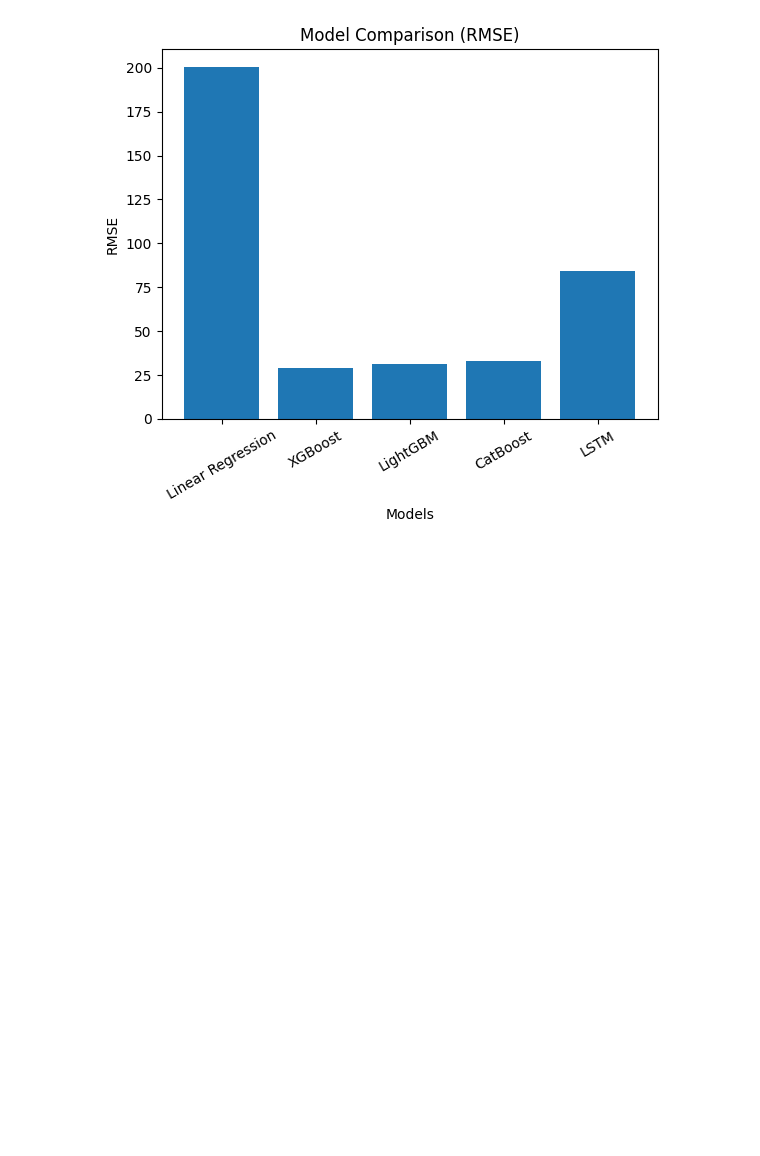
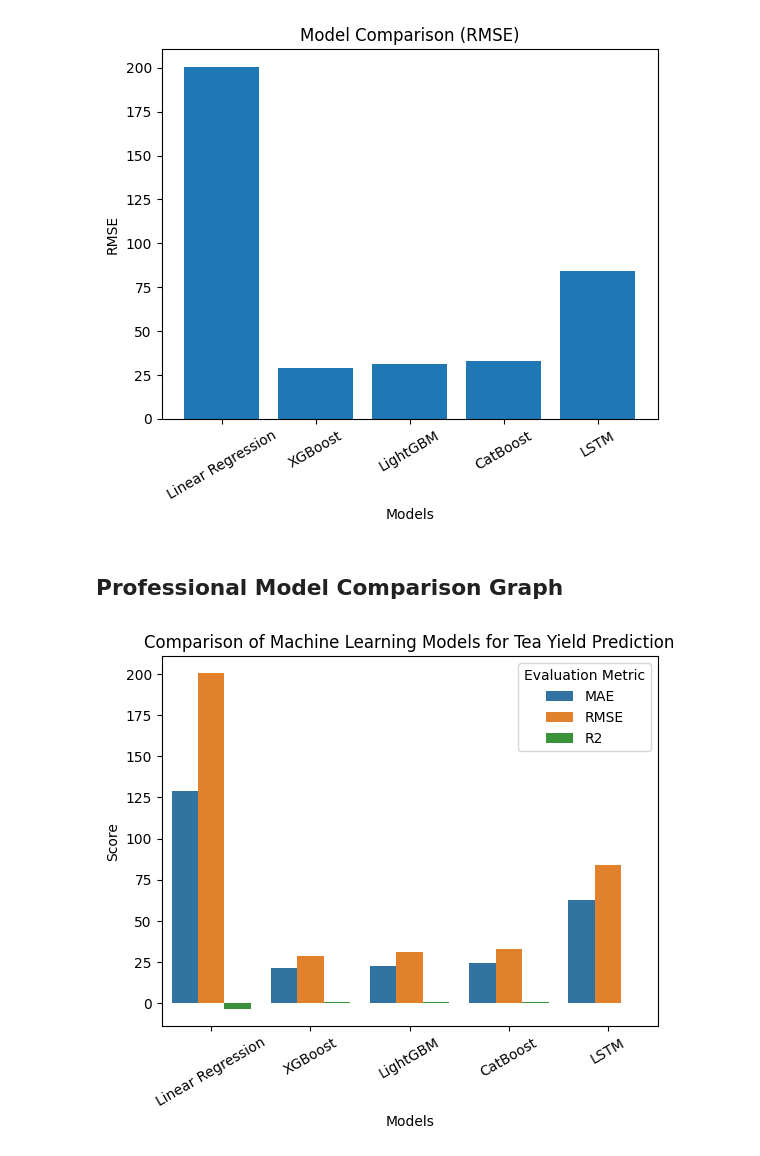
Before and after one commit to KavindhyaJay/Tea-Yield-Prediction, a Jupyter notebook: notebooks/EDA.ipynb, the cells around one changed output. Saved outputs shown, nothing was run; the diff lists cells and outputs as text; code cells hidden in the pictures; blank space fills up the shorter version.

Commit message:
Professional Model Comparison Graph

```diff
--- a/notebooks/EDA.ipynb
+++ b/notebooks/EDA.ipynb
@@ -693,3 +693,37 @@ plt.xticks(rotation=30)
 plt.show()
 # %% [output]
 [figure]
+# %% [markdown]
+## Professional Model Comparison Graph
+# %%
+import pandas as pd
+import seaborn as sns
+import matplotlib.pyplot as plt
+
+# model results
+data = {
+    "Model": ["Linear Regression", "XGBoost", "LightGBM", "CatBoost", "LSTM"],
+    "MAE": [128.90, 21.17, 22.95, 24.77, 62.88],
+    "RMSE": [200.53, 29.04, 31.39, 33.19, 84.24],
+    "R2": [-3.51, 0.905, 0.889, 0.876, 0.320]
+}
+
+df = pd.DataFrame(data)
+
+# reshape data for seaborn
+df_melt = df.melt(id_vars="Model", var_name="Metric", value_name="Score")
+
+plt.figure()
+
+sns.barplot(data=df_melt, x="Model", y="Score", hue="Metric")
+
+plt.title("Comparison of Machine Learning Models for Tea Yield Prediction")
+plt.xticks(rotation=30)
+plt.xlabel("Models")
+plt.ylabel("Score")
+
+plt.legend(title="Evaluation Metric")
+
+plt.show()
+# %% [output]
+[figure, added]
```
